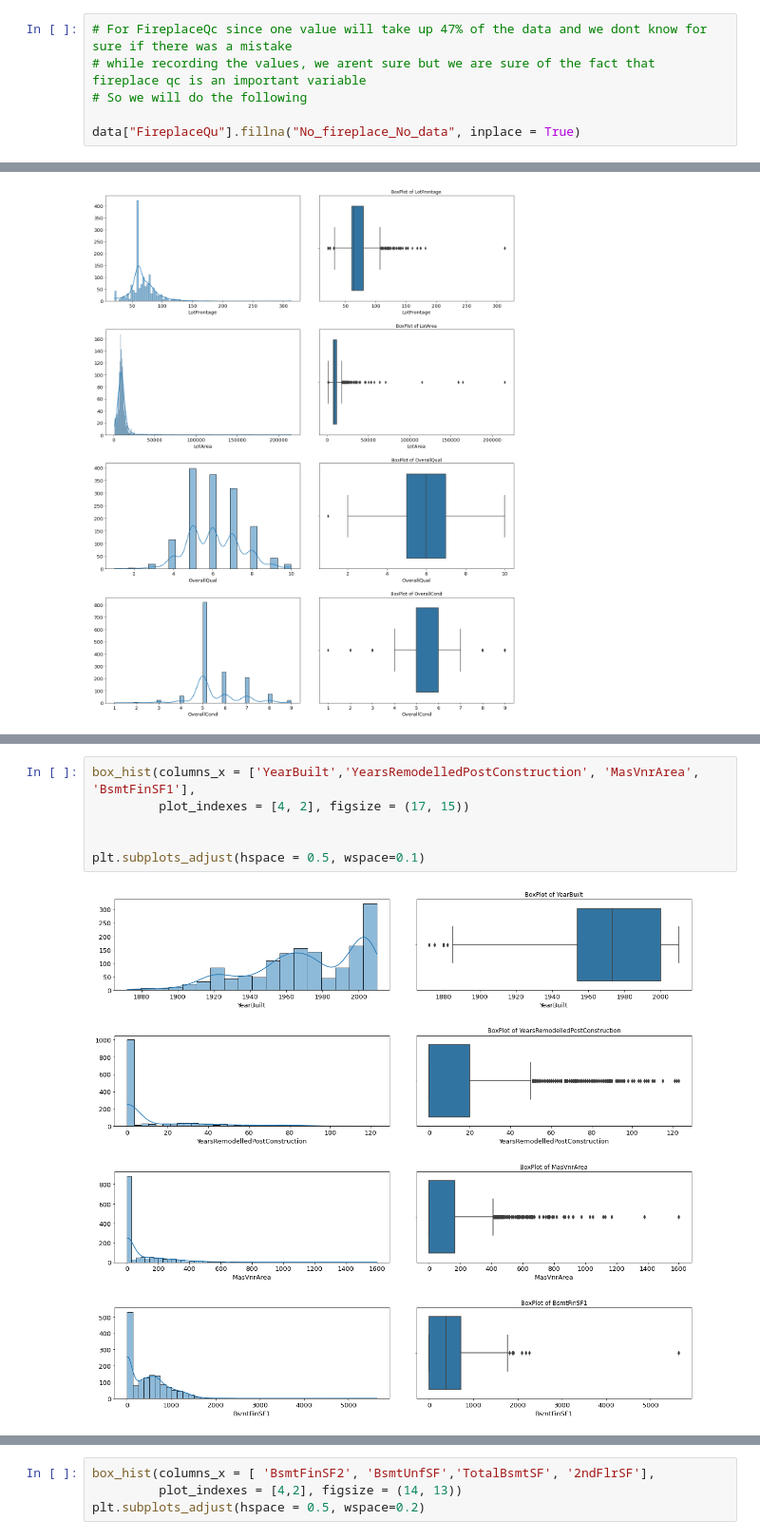
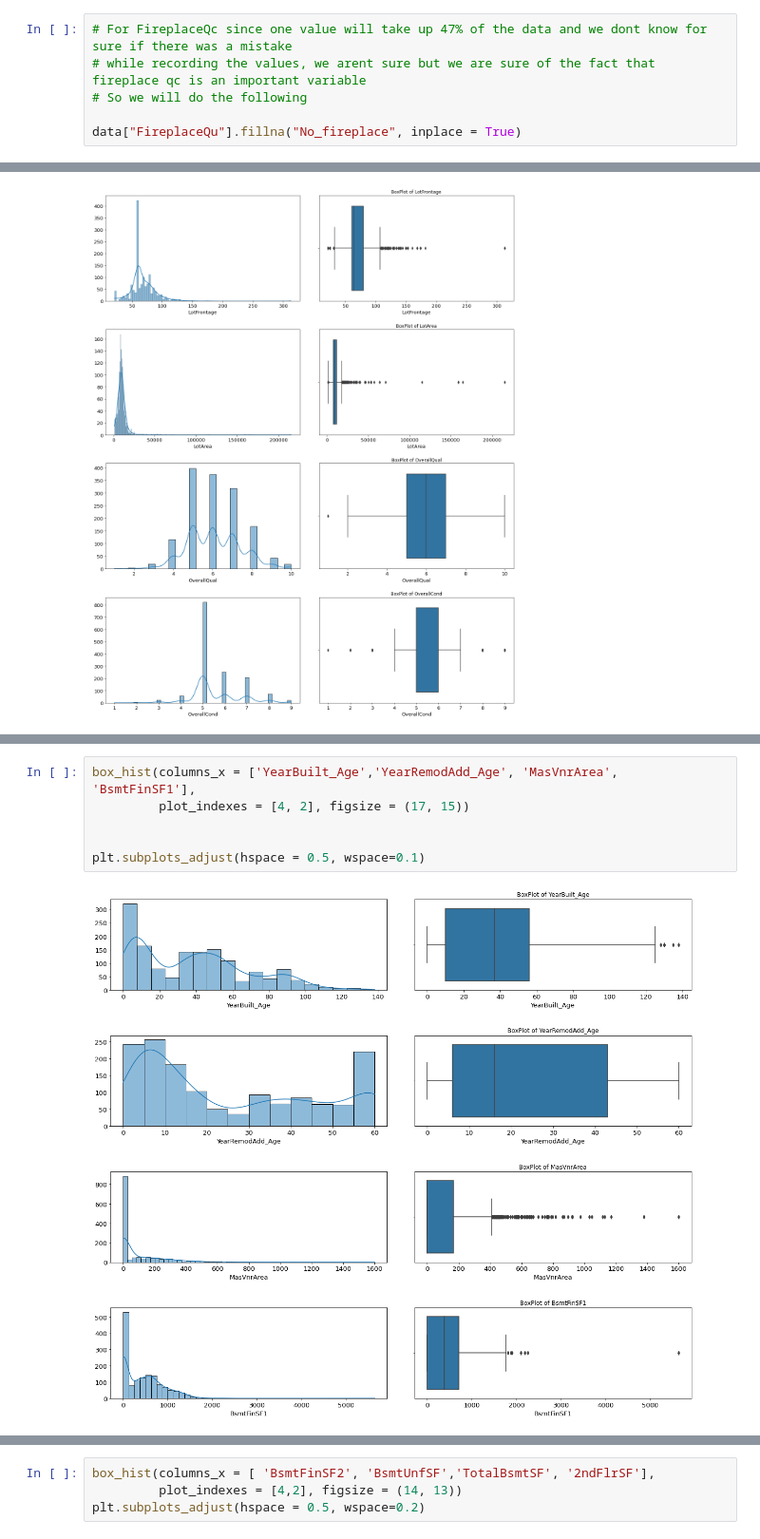
Before and after one commit to basil-16/SurpriseHousing, a Jupyter notebook: AdvancedRegressionAssignment.ipynb, the cells around one changed output, grey strips where cells are left out. Shown at 95% size. Drawn from its saved outputs; the diff is of its cells as text.

```diff
--- a/AdvancedRegressionAssignment.ipynb
+++ b/AdvancedRegressionAssignment.ipynb
@@ -152,7 +165,7 @@ data.head()
 # while recording the values, we arent sure but we are sure of the fact that fireplace qc is an important variable
 # So we will do the following
 
-data["FireplaceQu"].fillna("No_fireplace_No_data", inplace = True)
+data["FireplaceQu"].fillna("No_fireplace", inplace = True)
 # %%
 # Custom mapping function to help us map various encodings
 def mapping(dataframe, column, mappings):
@@ -879,8 +878,8 @@ plt.subplots_adjust(hspace = 0.27, wspace=0.1)
 # %%
-box_hist(columns_x = ['YearBuilt','YearsRemodelledPostConstruction', 'MasVnrArea', 'BsmtFinSF1'],
+box_hist(columns_x = ['YearBuilt_Age','YearRemodAdd_Age', 'MasVnrArea', 'BsmtFinSF1'],
          plot_indexes = [4, 2], figsize = (17, 15))
 
 
 plt.subplots_adjust(hspace = 0.5, wspace=0.1)
 # %% [output]
-[figure, old version]
+[figure, new version]
```
Also changed, not shown: parts of 96 cells of this notebook.
